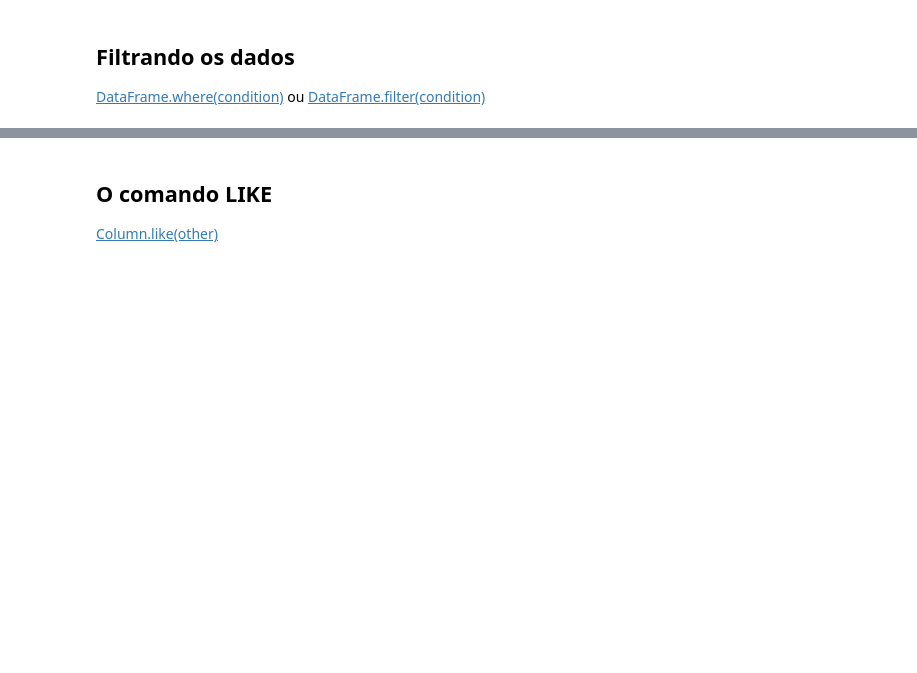
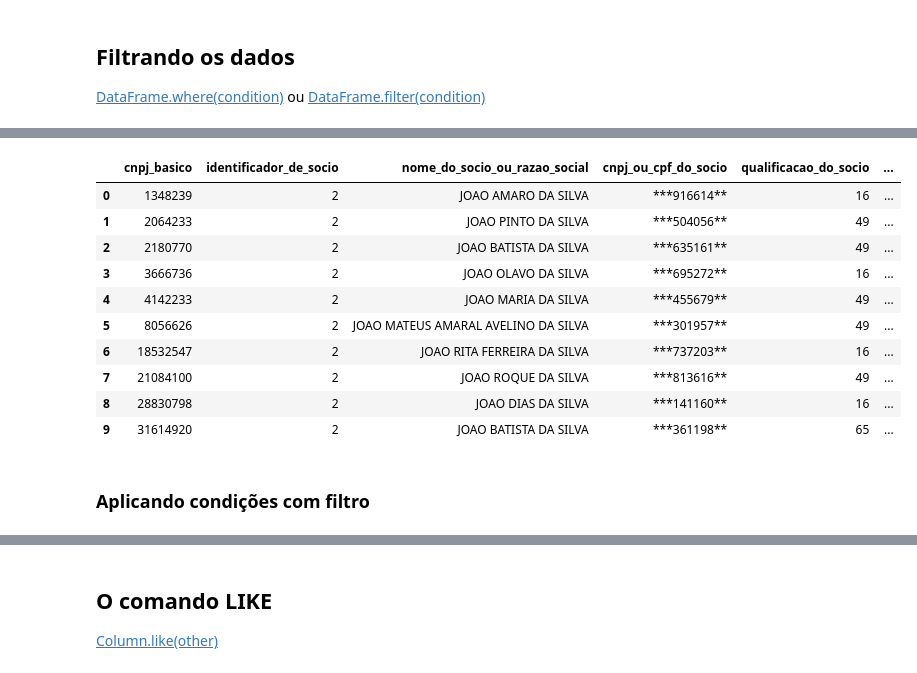
Before and after one commit to ziggy-data/CNPJs-com-Spark, a Jupyter notebook: projeto_spark.ipynb, the cells around one changed output, grey strips where cells are left out. Saved outputs shown, nothing was run; the diff lists cells and outputs as text; code cells hidden in the pictures; blank space fills up the shorter version.

```diff
--- a/projeto_spark.ipynb
+++ b/projeto_spark.ipynb
@@ -760,0 +974,21 @@ df.show()
+# %%
+socios\
+    .select('*')\
+    .filter(socios.nome_do_socio_ou_razao_social.startswith('JOAO'))\
+    .filter(socios.nome_do_socio_ou_razao_social.endswith('SILVA'))\
+    .limit(10)\
+    .toPandas()
+# %% [output]
+|  | cnpj_basico | identificador_de_socio | nome_do_socio_ou_razao_social | cnpj_ou_cpf_do_socio | qualificacao_do_socio | ... |
+| 0 | 1348239 | 2 | JOAO AMARO DA SILVA | ***916614** | 16 | ... |
+| 1 | 2064233 | 2 | JOAO PINTO DA SILVA | ***504056** | 49 | ... |
+| 2 | 2180770 | 2 | JOAO BATISTA DA SILVA | ***635161** | 49 | ... |
+| 3 | 3666736 | 2 | JOAO OLAVO DA SILVA | ***695272** | 16 | ... |
+| 4 | 4142233 | 2 | JOAO MARIA DA SILVA | ***455679** | 49 | ... |
+| 5 | 8056626 | 2 | JOAO MATEUS AMARAL AVELINO DA SILVA | ***301957** | 49 | ... |
+| 6 | 18532547 | 2 | JOAO RITA FERREIRA DA SILVA | ***737203** | 16 | ... |
+| 7 | 21084100 | 2 | JOAO ROQUE DA SILVA | ***813616** | 49 | ... |
+| 8 | 28830798 | 2 | JOAO DIAS DA SILVA | ***141160** | 16 | ... |
+| 9 | 31614920 | 2 | JOAO BATISTA DA SILVA | ***361198** | 65 | ... |
+# %% [markdown]
+### Aplicando condições com filtro
```
Also changed, not shown: parts of 65 cells of this notebook.
